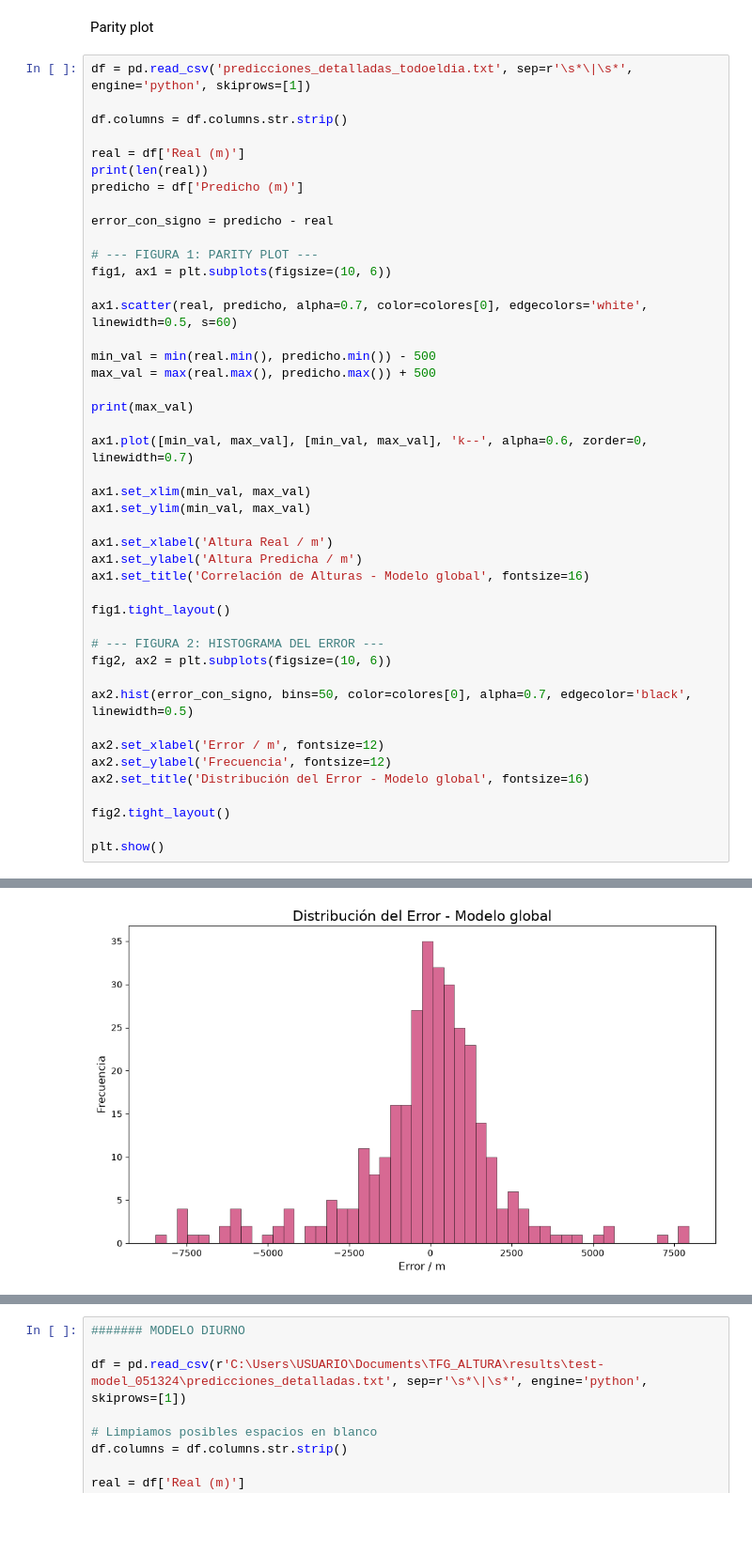
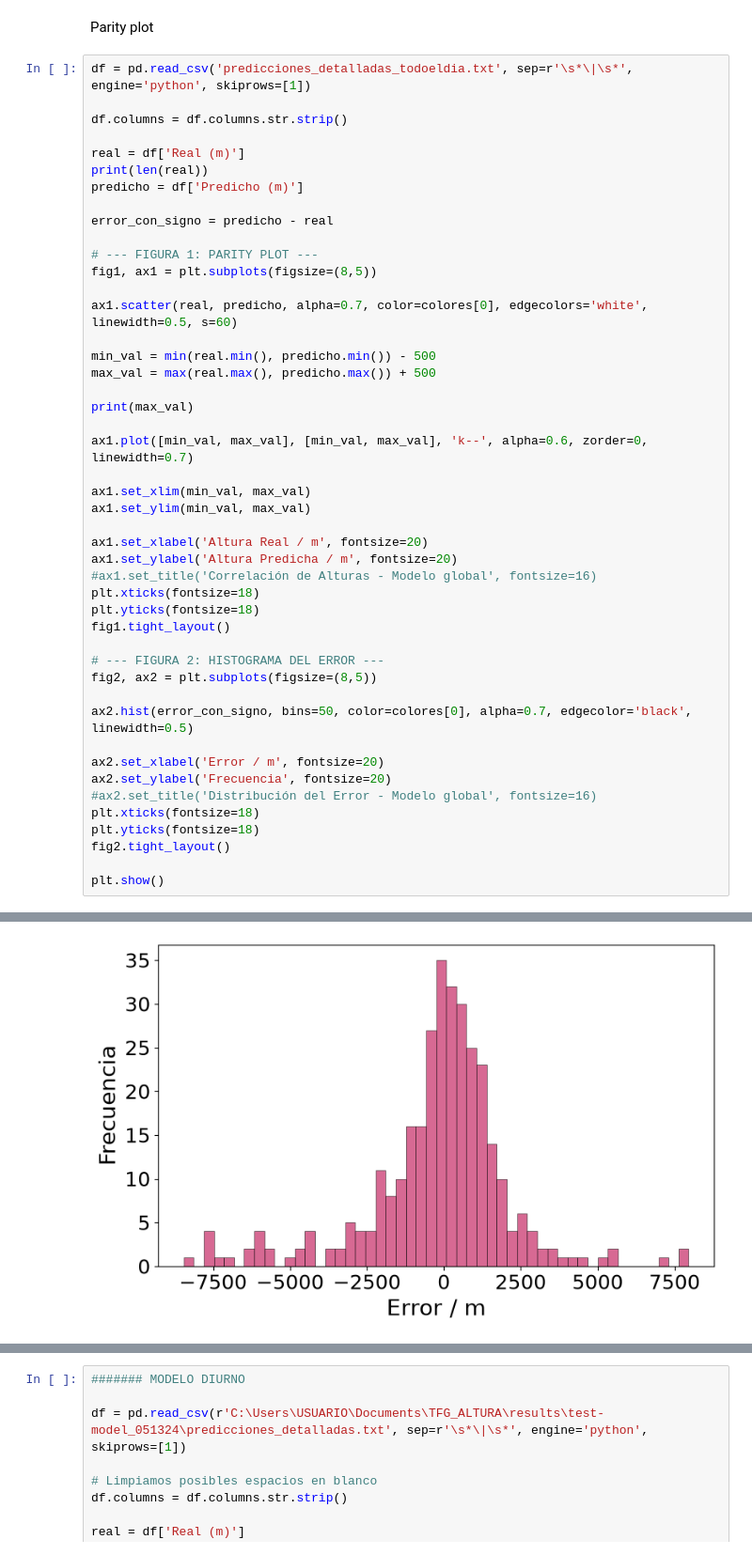
Before and after one commit to veraperez23/CloudBaseHeight, a Jupyter notebook: graphs_results/apartado2/apartado2.ipynb, the cells around one changed output, grey strips where cells are left out. Shown at 94% size. Saved outputs shown, nothing was run; the diff lists cells and outputs as text; blank space fills up the shorter version.

```diff
--- a/graphs_results/apartado2/apartado2.ipynb
+++ b/graphs_results/apartado2/apartado2.ipynb
@@ -216,7 +216,7 @@ predicho = df['Predicho (m)']
 error_con_signo = predicho - real
 
 # --- FIGURA 1: PARITY PLOT ---
-fig1, ax1 = plt.subplots(figsize=(10, 6))
+fig1, ax1 = plt.subplots(figsize=(8,5))
 
 ax1.scatter(real, predicho, alpha=0.7, color=colores[0], edgecolors='white', linewidth=0.5, s=60)
 
@@ -230,21 +230,23 @@ ax1.plot([min_val, max_val], [min_val, max_val], 'k--', alpha=0.6, zorder=0, lin
 ax1.set_xlim(min_val, max_val)
 ax1.set_ylim(min_val, max_val)
 
-ax1.set_xlabel('Altura Real / m')
-ax1.set_ylabel('Altura Predicha / m')
-ax1.set_title('Correlación de Alturas - Modelo global', fontsize=16)
-
+ax1.set_xlabel('Altura Real / m', fontsize=20)
+ax1.set_ylabel('Altura Predicha / m', fontsize=20)
+#ax1.set_title('Correlación de Alturas - Modelo global', fontsize=16)
+plt.xticks(fontsize=18)
+plt.yticks(fontsize=18)
 fig1.tight_layout()
 
 # --- FIGURA 2: HISTOGRAMA DEL ERROR ---
-fig2, ax2 = plt.subplots(figsize=(10, 6))
+fig2, ax2 = plt.subplots(figsize=(8,5))
 
 ax2.hist(error_con_signo, bins=50, color=colores[0], alpha=0.7, edgecolor='black', linewidth=0.5)
 
-ax2.set_xlabel('Error / m', fontsize=12)
-ax2.set_ylabel('Frecuencia', fontsize=12)
-ax2.set_title('Distribución del Error - Modelo global', fontsize=16)
-
+ax2.set_xlabel('Error / m', fontsize=20)
+ax2.set_ylabel('Frecuencia', fontsize=20)
+#ax2.set_title('Distribución del Error - Modelo global', fontsize=16)
+plt.xticks(fontsize=18)
+plt.yticks(fontsize=18)
 fig2.tight_layout()
 
 plt.show()
@@ -255,4 +257,4 @@ plt.show()
-[figure, old version]
+[figure, new version]
 # %%
 df = pd.read_csv('predicciones_detalladas_todoeldia.txt', sep=r'\s*\|\s*', engine='python', skiprows=[1])
 
```
Also changed, not shown: parts of 3 cells of this notebook, 2 other files.
